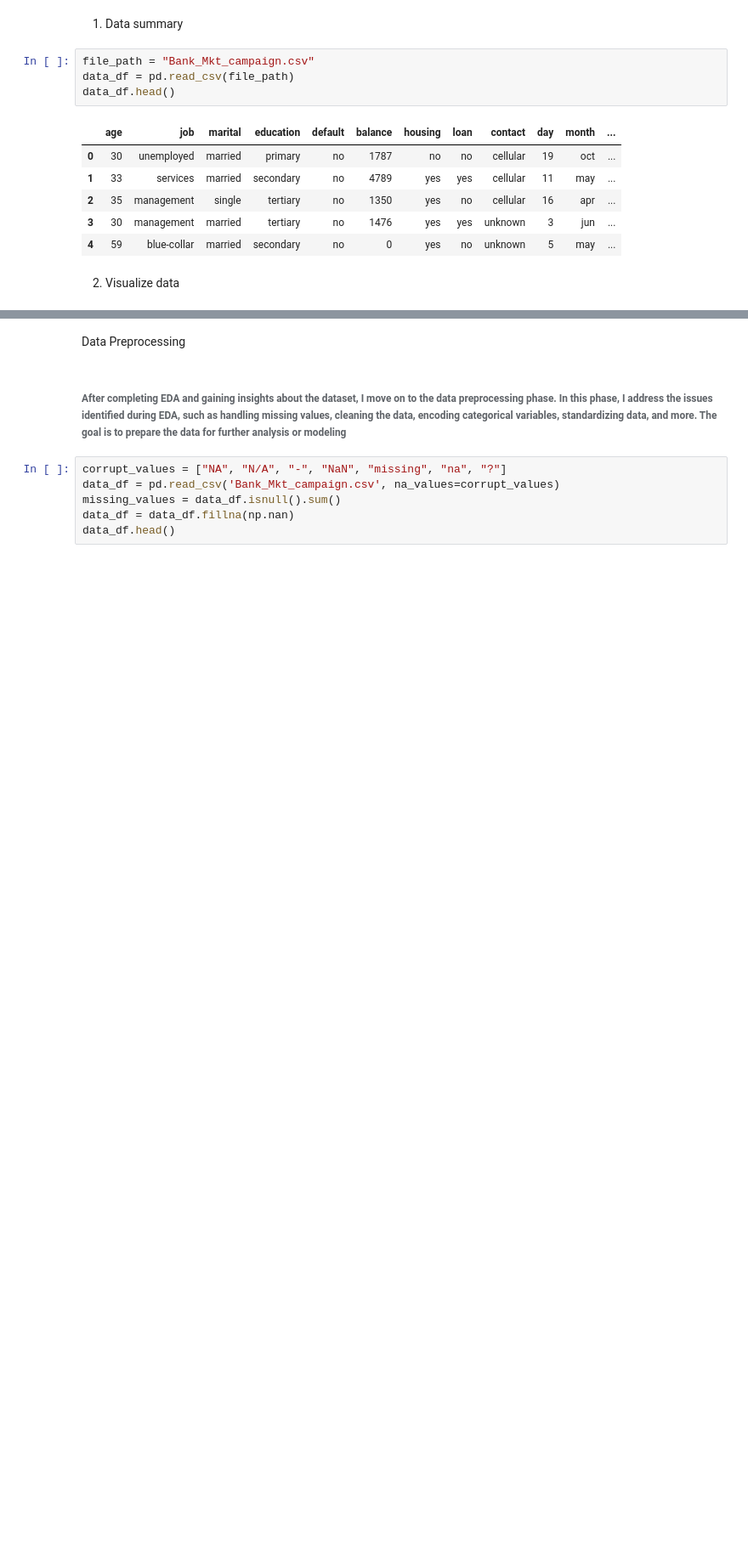
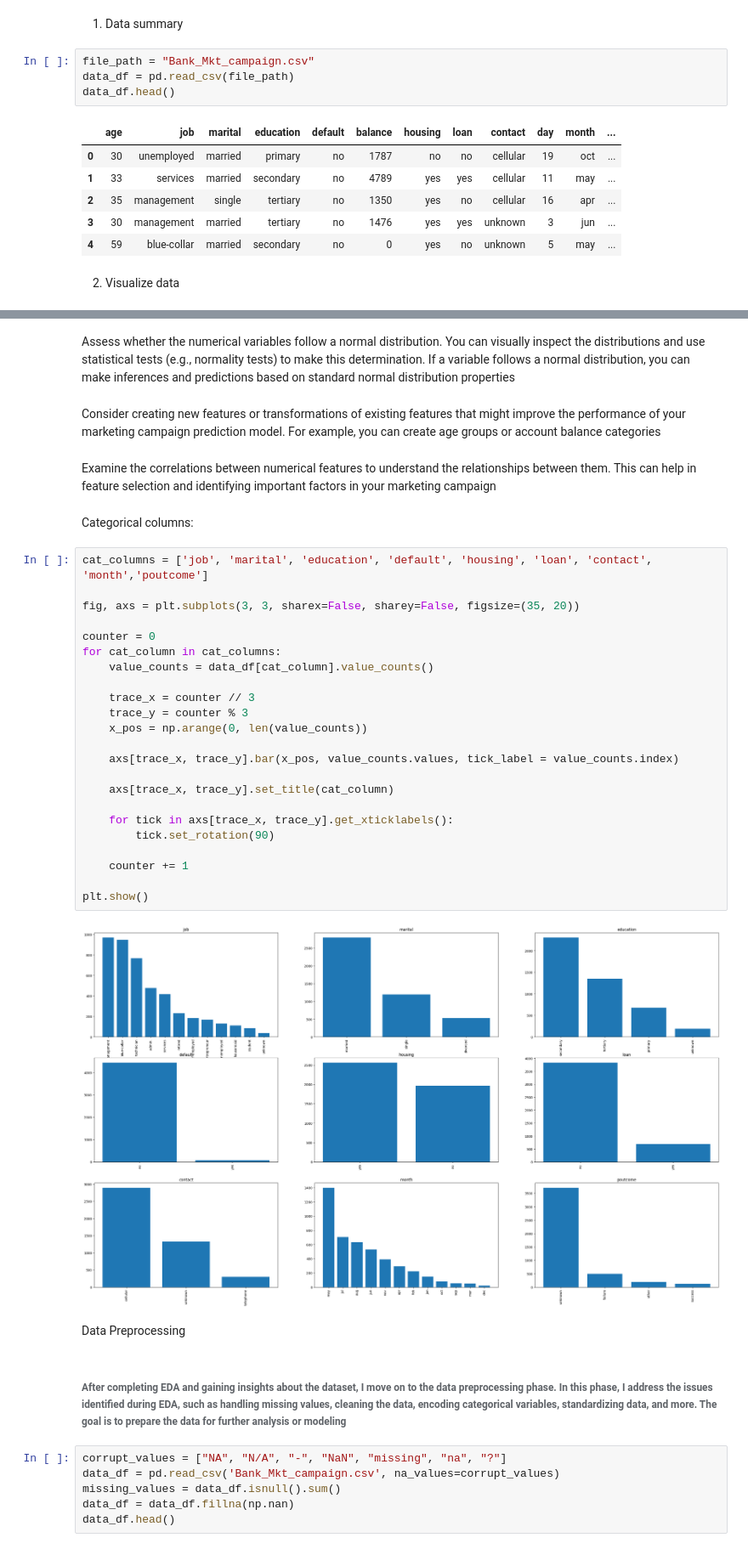
Before and after one commit to riccardopossier/Hdip_Riccardo_Possieri_2023, a Jupyter notebook: Hdip_Riccardo_Possieri_2023.ipynb, the cells around one changed output, grey strips where cells are left out. Shown: that part at 85% size. Saved outputs shown, nothing was run; the diff lists cells and outputs as text; blank space fills up the shorter version.

```diff
--- a/Hdip_Riccardo_Possieri_2023.ipynb
+++ b/Hdip_Riccardo_Possieri_2023.ipynb
@@ -30,3 +87,37 @@ report.to_file("my_report.html")
+# %% [markdown]
+Assess whether the numerical variables follow a normal distribution. You can visually inspect the distributions and use statistical tests (e.g., normality tests) to make this determination.
+If a variable follows a normal distribution, you can make inferences and predictions based on standard normal distribution properties
+# %% [markdown]
+Consider creating new features or transformations of existing features that might improve the performance of your marketing campaign prediction model. For example, you can create age groups or account balance categories
+# %% [markdown]
+Examine the correlations between numerical features to understand the relationships between them. This can help in feature selection and identifying important factors in your marketing campaign
+# %% [markdown]
+Categorical columns:
+# %%
+cat_columns = ['job', 'marital', 'education', 'default', 'housing', 'loan', 'contact', 'month','poutcome']
+
+fig, axs = plt.subplots(3, 3, sharex=False, sharey=False, figsize=(35, 20))
+
+counter = 0
+for cat_column in cat_columns:
+    value_counts = data_df[cat_column].value_counts()
+
+    trace_x = counter // 3
+    trace_y = counter % 3
+    x_pos = np.arange(0, len(value_counts))
+
+    axs[trace_x, trace_y].bar(x_pos, value_counts.values, tick_label = value_counts.index)
+
+    axs[trace_x, trace_y].set_title(cat_column)
+
+    for tick in axs[trace_x, trace_y].get_xticklabels():
+        tick.set_rotation(90)
+
+    counter += 1
+
+plt.show()
+# %% [output]
+[figure, added]
 # %% [markdown]
 Data Preprocessing
 # %% [markdown]
```
Also changed, not shown: parts of 14 cells of this notebook.
